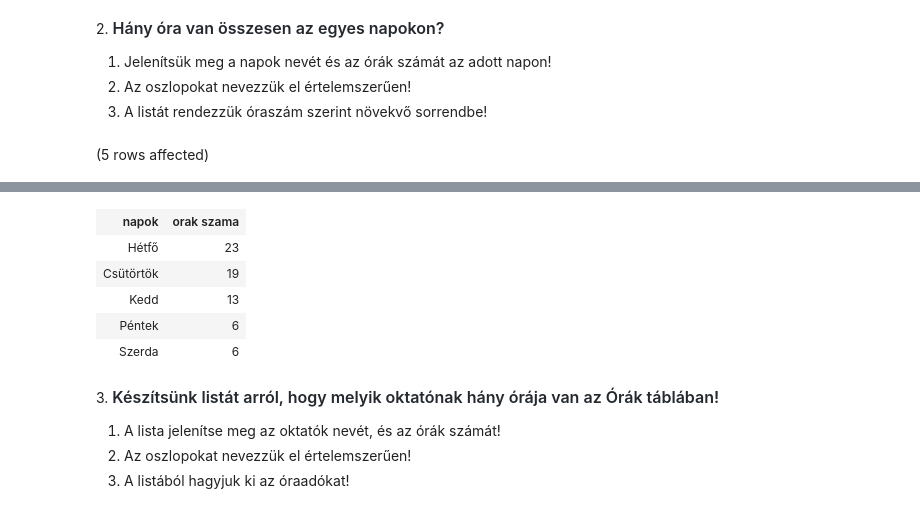
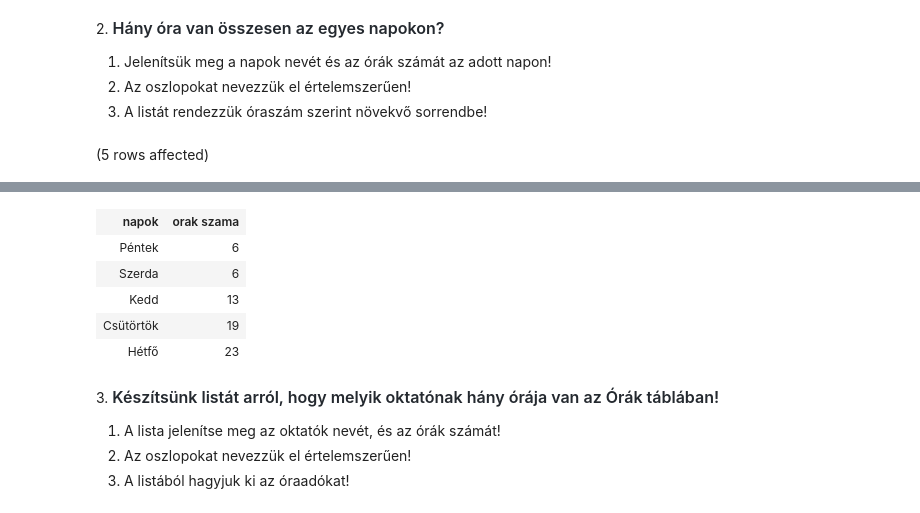
Before and after one commit to Zoltanborbenyi/sql-gyak-03, a Jupyter notebook: gyakorlat03_feladatok.ipynb, the cells around one changed output, grey strips where cells are left out. Drawn from its saved outputs; the diff is of its cells as text; code cells hidden in the pictures.

```diff
--- a/gyakorlat03_feladatok.ipynb
+++ b/gyakorlat03_feladatok.ipynb
@@ -39,6 +39,6 @@ SELECT Napok.nap AS 'napok',
 COUNT(Orak.ora_id) AS 'orak szama'
 FROM Orak JOIN Napok ON Orak.nap = Napok.nap_id
 GROUP BY Napok.nap
-ORDER BY [orak szama] DESC
+ORDER BY [orak szama] ASC
 # %% [output]
 (5 rows affected)
@@ -46,9 +46,9 @@ Total execution time: 00:00:00.026
 | napok | orak szama |
-| Hétfő | 23 |
-| Csütörtök | 19 |
-| Kedd | 13 |
 | Péntek | 6 |
 | Szerda | 6 |
+| Kedd | 13 |
+| Csütörtök | 19 |
+| Hétfő | 23 |
 # %% [markdown]
 3. <span style="font-weight: 600; color: rgb(36, 41, 47); font-family: -apple-system, BlinkMacSystemFont, &quot;Segoe UI&quot;, Helvetica, Arial, sans-serif, &quot;Apple Color Emoji&quot;, &quot;Segoe UI Emoji&quot;; font-size: 16px;">Készítsünk listát arról, hogy melyik oktatónak hány órája van az Órák táblában!</span>
 
```
Also changed, not shown: parts of 11 cells of this notebook.
